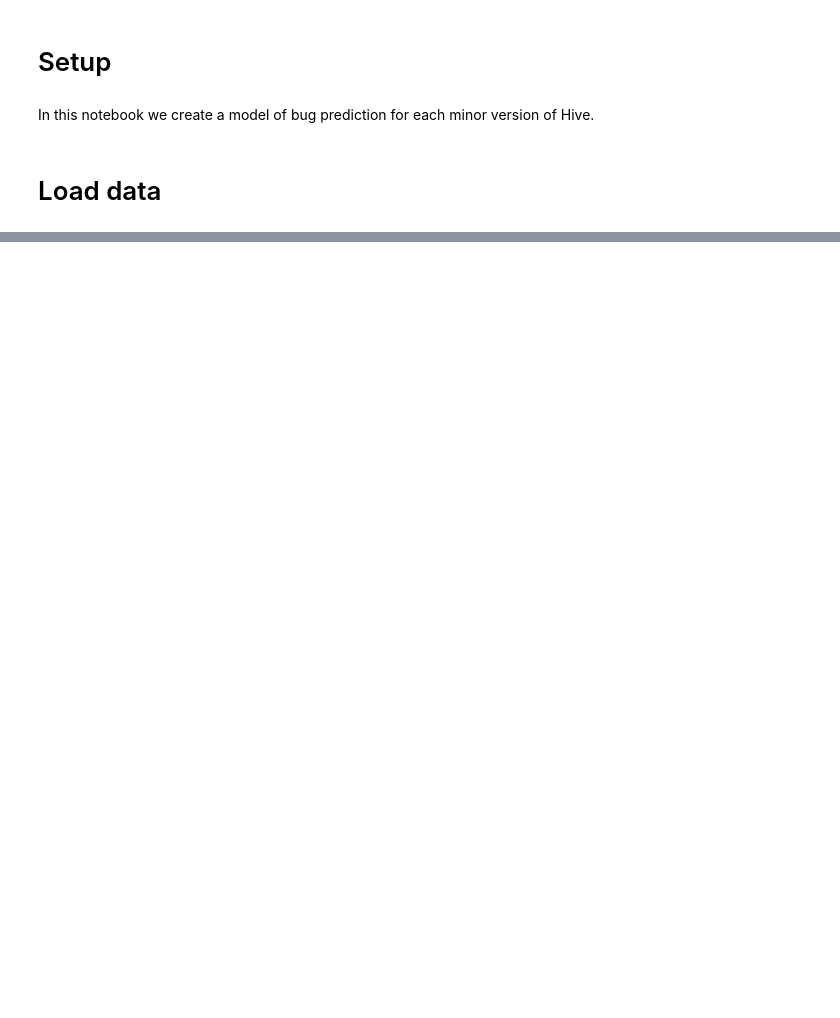
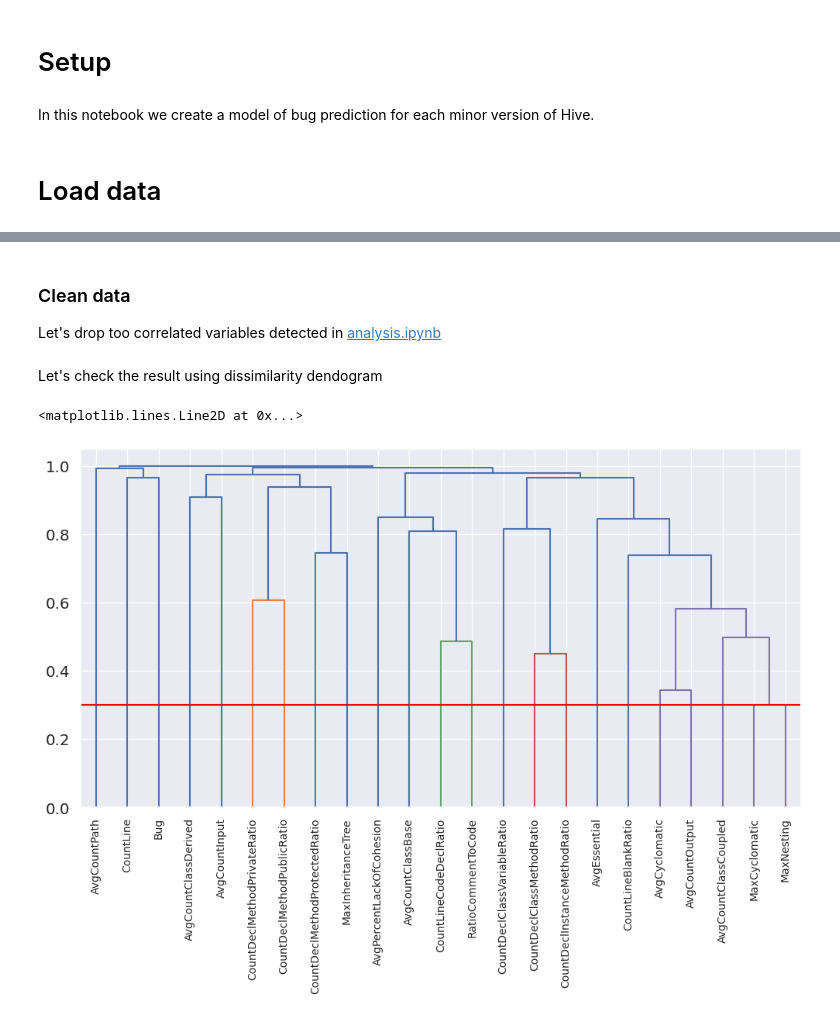
Before and after one commit to ahenrij/ets-mgl869-hive, a Jupyter notebook: src/lab/notebooks/versions_models.ipynb, the cells around one changed output, grey strips where cells are left out. Saved outputs shown, nothing was run; the diff lists cells and outputs as text; code cells hidden in the pictures; blank space fills up the shorter version.

Commit message:
versions models added

```diff
--- a/src/lab/notebooks/versions_models.ipynb
+++ b/src/lab/notebooks/versions_models.ipynb
@@ -295,0 +30,3 @@ plot_feature_importances(rf_pipeline._final_estimator, "Random Forest (UnderSamp
+# %%
+df = pd.read_csv(OUTPUT_DIR + "raw_dataset.csv")
+df
@@ -295,0 +47,9 @@ plot_feature_importances(rf_pipeline._final_estimator, "Random Forest (UnderSamp
+# %% [markdown]
+### Clean data
+Let's drop too correlated variables detected in [analysis.ipynb](analysis.ipynb)
+# %%
+df.drop(columns=['CountDeclClass', 'CountStmt', 'SumCyclomatic', 'SumEssential', 'CountDeclFunction', 'CountDeclMethod',
+              'CountDeclMethodDefaultRatio', 'CountLineCodeExeRatio', 'CountSemicolonRatio', 'CountStmtDeclRatio',
+              'CountStmtExeRatio', 'CountLineCodeRatio', 'CountLineCommentRatio', 'AvgLine'], inplace=True)
+# %% [markdown]
+Let's check the result using dissimilarity dendogram
@@ -295,0 +59,11 @@ plot_feature_importances(rf_pipeline._final_estimator, "Random Forest (UnderSamp
+# %%
+df_tmp = df.drop(columns=["Version"])
+dissimilarity = 1 - abs(df_tmp.corr())
+Z = linkage(squareform(dissimilarity), method="complete")
+
+plt.figure(figsize=(12, 6))
+dendrogram(Z, labels=df_tmp.columns, orientation="top", leaf_rotation=90)
+plt.axhline(y = .3, c="red")
+# %% [output]
+<matplotlib.lines.Line2D at 0x...>
+[figure, added]
```
Also changed, not shown: parts of 27 cells of this notebook.
